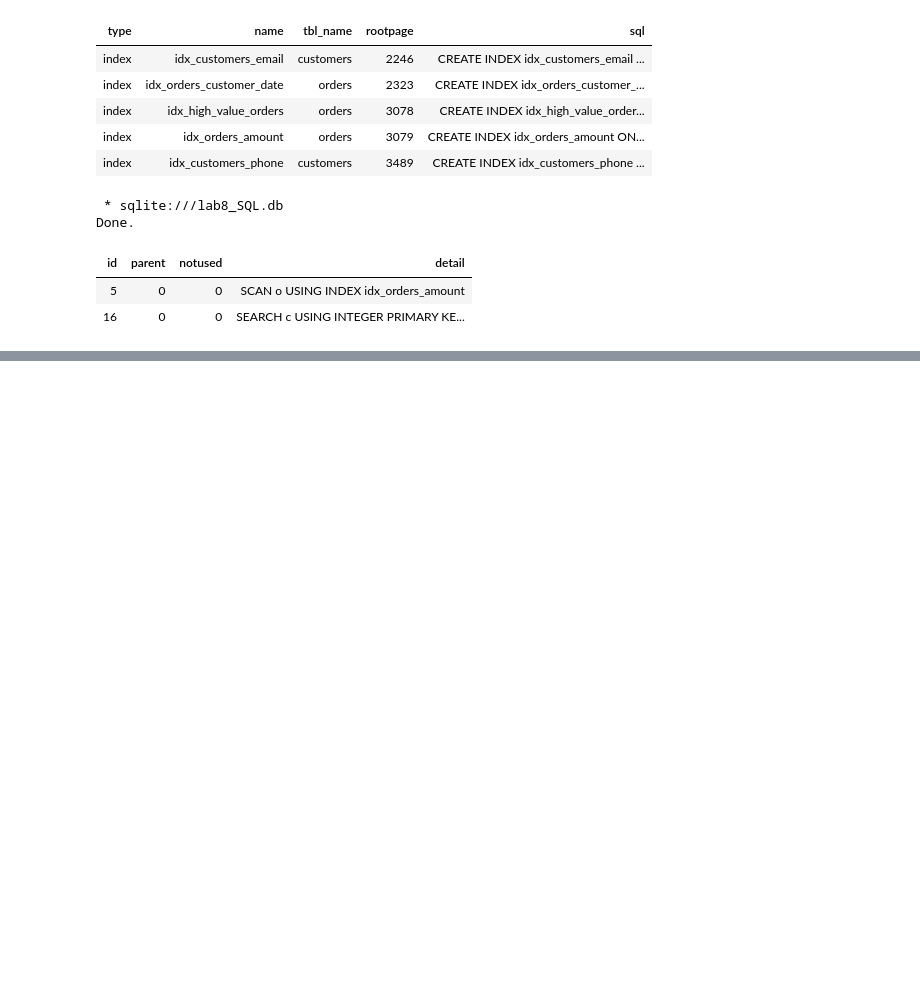
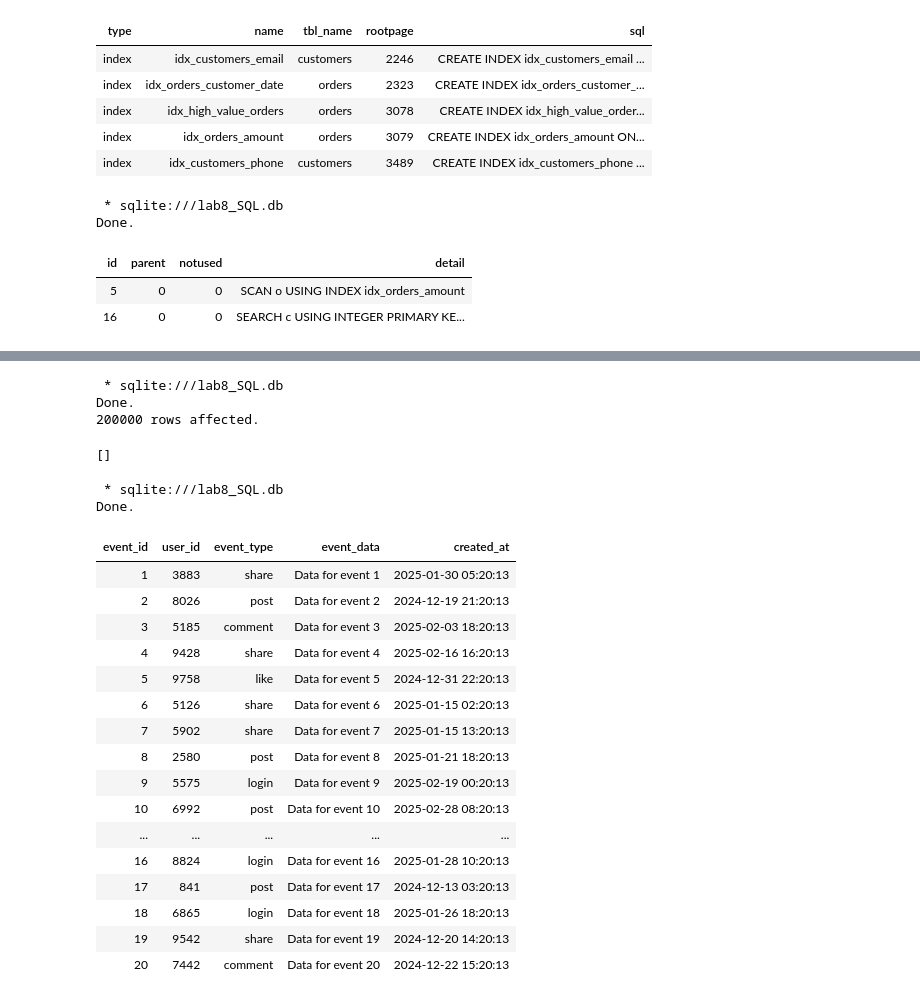
Before and after one commit to profliuhao/CSIT555, a Jupyter notebook: CSIT_555_Module_8_Indexing_and_Hashing.ipynb, the cells around one changed output, grey strips where cells are left out. Drawn from its saved outputs; the diff is of its cells as text; code cells hidden in the pictures; blank space fills up the shorter version.

```diff
--- a/CSIT_555_Module_8_Indexing_and_Hashing.ipynb
+++ b/CSIT_555_Module_8_Indexing_and_Hashing.ipynb
@@ -638,0 +748,61 @@ Done.
+# %%
+%%sql
+-- Create the user_events table
+CREATE TABLE user_events (
+    event_id INTEGER PRIMARY KEY,
+    user_id INTEGER NOT NULL,
+    event_type TEXT NOT NULL,
+    event_data TEXT,
+    created_at TIMESTAMP DEFAULT CURRENT_TIMESTAMP
+);
+
+-- Insert sample data
+INSERT INTO user_events (user_id, event_type, event_data, created_at)
+SELECT
+    ABS(RANDOM()) % 10000 + 1,
+    CASE (ABS(RANDOM()) % 5)
+        WHEN 0 THEN 'login'
+        WHEN 1 THEN 'post'
+        WHEN 2 THEN 'comment'
+        WHEN 3 THEN 'like'
+        ELSE 'share'
+    END,
+    'Data for event ' || x,
+    datetime('now', '-' || (ABS(RANDOM()) % 90) || ' days', '-' || (ABS(RANDOM()) % 24) || ' hours')
+FROM (
+    WITH RECURSIVE counter(x) AS (
+        SELECT 1
+        UNION ALL
+        SELECT x+1 FROM counter
+        LIMIT 200000
+    )
+    SELECT x FROM counter
+);
+# %% [output]
+ * sqlite:///lab8_SQL.db
+Done.
+200000 rows affected.
+[]
+# %%
+%%sql
+select * from user_events limit 20;
+# %% [output]
+ * sqlite:///lab8_SQL.db
+Done.
+| event_id | user_id | event_type | event_data | created_at |
+| 1 | 3883 | share | Data for event 1 | 2025-01-30 05:20:13 |
+| 2 | 8026 | post | Data for event 2 | 2024-12-19 21:20:13 |
+| 3 | 5185 | comment | Data for event 3 | 2025-02-03 18:20:13 |
+| 4 | 9428 | share | Data for event 4 | 2025-02-16 16:20:13 |
+| 5 | 9758 | like | Data for event 5 | 2024-12-31 22:20:13 |
+| 6 | 5126 | share | Data for event 6 | 2025-01-15 02:20:13 |
+| 7 | 5902 | share | Data for event 7 | 2025-01-15 13:20:13 |
+| 8 | 2580 | post | Data for event 8 | 2025-01-21 18:20:13 |
+| 9 | 5575 | login | Data for event 9 | 2025-02-19 00:20:13 |
+| 10 | 6992 | post | Data for event 10 | 2025-02-28 08:20:13 |
+| ... | ... | ... | ... | ... |
+| 16 | 8824 | login | Data for event 16 | 2025-01-28 10:20:13 |
+| 17 | 841 | post | Data for event 17 | 2024-12-13 03:20:13 |
+| 18 | 6865 | login | Data for event 18 | 2025-01-26 18:20:13 |
+| 19 | 9542 | share | Data for event 19 | 2024-12-20 14:20:13 |
+| 20 | 7442 | comment | Data for event 20 | 2024-12-22 15:20:13 |
```
Also changed, not shown: parts of 16 cells of this notebook.
